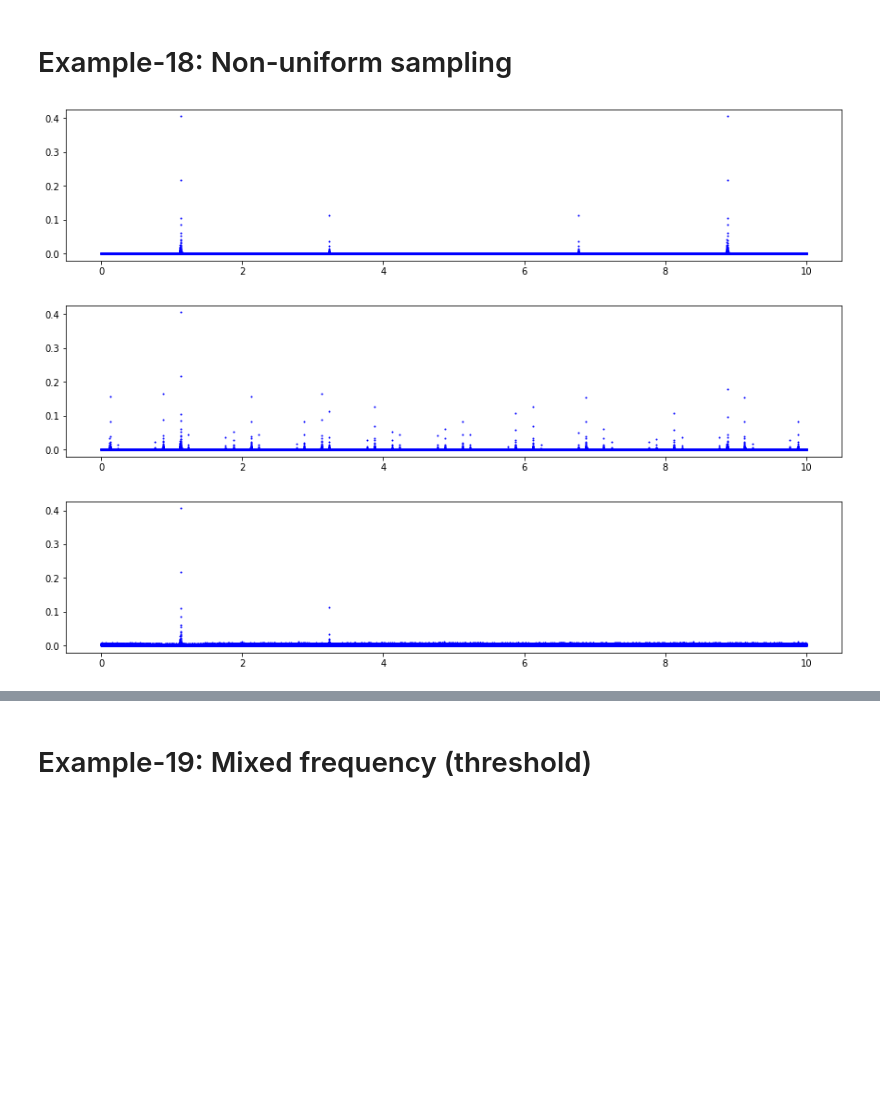
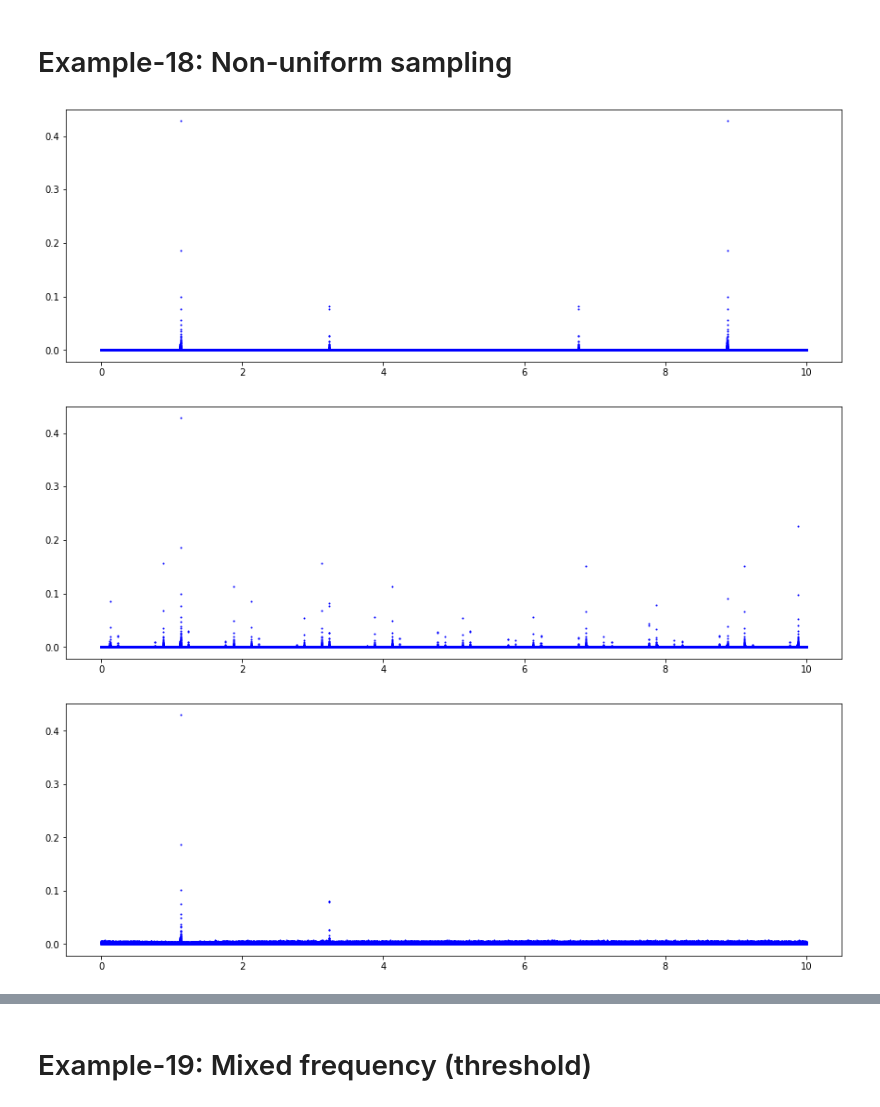
Before and after one commit to i-a-morozov/harmonica, a Jupyter notebook: notebook/nb_frequency.ipynb, the cells around one changed output, grey strips where cells are left out. Saved outputs shown, nothing was run; the diff lists cells and outputs as text; code cells hidden in the pictures; blank space fills up the shorter version.

```diff
--- a/notebook/nb_frequency.ipynb
+++ b/notebook/nb_frequency.ipynb
@@ -1045,29 +1157,29 @@ Frequency(Data(128, Window(1024, 'cosine_window', 1.0)))
 # %%
 # Uniform sampling (stationary)
 
 r = 10
-l = 4096
+l = 8192
 t = torch.linspace(0.0, 1.0-1.0/r, r, dtype=torch.float64)
 t = torch.cat([t + i for i in range(l)])
 
 a = [1.0, 0.25]
 f = [1.12345, 3.23456]
 s = torch.sum(torch.stack([a[i]*torch.cos(2.0*numpy.pi*f[i]*t) for i in range(len(f))]), 0)
 
 f_min, f_max = 0.0, 10.0
 grid = 2.0*numpy.pi*numpy.linspace(f_min, f_max, len(t) + 1)
 data = nufft.nufft1d3(t, s, grid)
 
-plt.figure(figsize=(15, 3))
+plt.figure(figsize=(15, 5))
 plt.scatter(grid/(2.0*numpy.pi), numpy.abs(data), c='b', s=1)
 plt.show()
 # %% [output]
-[figure, old version]
+[figure, new version]
 # %%
 # Non-uniform periodic sampling (stationary)
 
 r = 10
-l = 4096
+l = 8192
 t = torch.sort(torch.rand(r, dtype=dtype)).values
 t = torch.cat([t + i for i in range(l)])
 
@@ -1079,16 +1191,16 @@ f_min, f_max = 0.0, 10.0
 grid = 2.0*numpy.pi*numpy.linspace(f_min, f_max, len(t) + 1)
 data = nufft.nufft1d3(t, s, grid)
 
-plt.figure(figsize=(15, 3))
+plt.figure(figsize=(15, 5))
 plt.scatter(grid/(2.0*numpy.pi), numpy.abs(data), c='b', s=1)
 plt.show()
 # %% [output]
-[figure, old version]
+[figure, new version]
 # %%
 # Non-uniform random sampling (stationary)
 
 r = 10
-l = 4096
+l = 8192
 t = torch.cat([torch.sort(torch.rand(r, dtype=dtype)).values + i for i in range(l)])
 
 a = [1.0, 0.25]
@@ -1099,11 +1211,11 @@ f_min, f_max = 0.0, 10.0
 grid = 2.0*numpy.pi*numpy.linspace(f_min, f_max, len(t) + 1)
 data = nufft.nufft1d3(t, s, grid)
 
-plt.figure(figsize=(15, 3))
+plt.figure(figsize=(15, 5))
 plt.scatter(grid/(2.0*numpy.pi), numpy.abs(data), c='b', s=1)
 plt.show()
 # %% [output]
-[figure, old version]
+[figure, new version]
 # %%
 # Non-uniform periodic sampling with random choice (stationary)
 
```
Also changed, not shown: parts of 88 cells of this notebook, 4 other files.
